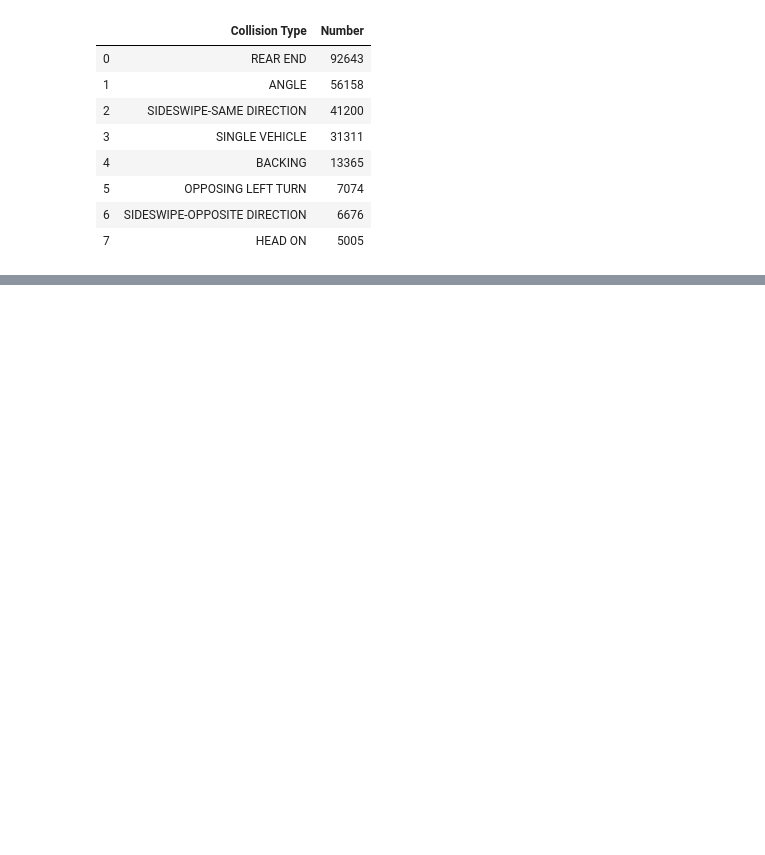
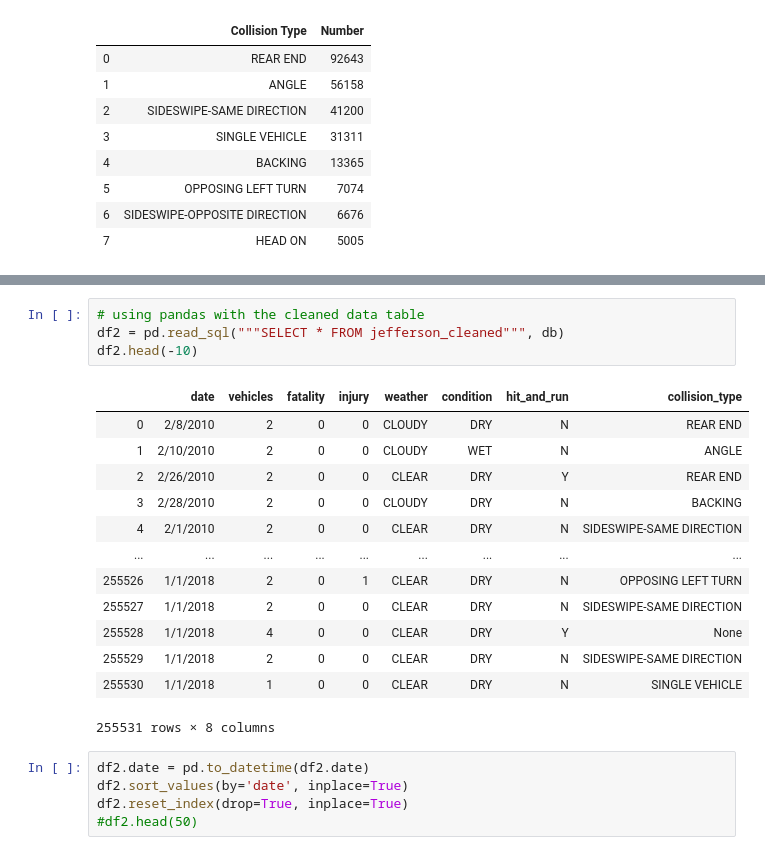
Before and after one commit to Reevin/traffic_project, a Jupyter notebook: jefferson_county.ipynb, the cells around one changed output, grey strips where cells are left out. Cells and saved outputs as stored; diff of their text form; blank space fills up the shorter version.

```diff
--- a/jefferson_county.ipynb
+++ b/jefferson_county.ipynb
@@ -152,0 +199,23 @@ run_query(query)
+# %%
+# using pandas with the cleaned data table
+df2 = pd.read_sql("""SELECT * FROM jefferson_cleaned""", db)
+df2.head(-10)
+# %% [output]
+|  | date | vehicles | fatality | injury | weather | condition | hit_and_run | collision_type |
+| 0 | 2/8/2010 | 2 | 0 | 0 | CLOUDY | DRY | N | REAR END |
+| 1 | 2/10/2010 | 2 | 0 | 0 | CLOUDY | WET | N | ANGLE |
+| 2 | 2/26/2010 | 2 | 0 | 0 | CLEAR | DRY | Y | REAR END |
+| 3 | 2/28/2010 | 2 | 0 | 0 | CLOUDY | DRY | N | BACKING |
+| 4 | 2/1/2010 | 2 | 0 | 0 | CLEAR | DRY | N | SIDESWIPE-SAME DIRECTION |
+| ... | ... | ... | ... | ... | ... | ... | ... | ... |
+| 255526 | 1/1/2018 | 2 | 0 | 1 | CLEAR | DRY | N | OPPOSING LEFT TURN |
+| 255527 | 1/1/2018 | 2 | 0 | 0 | CLEAR | DRY | N | SIDESWIPE-SAME DIRECTION |
+| 255528 | 1/1/2018 | 4 | 0 | 0 | CLEAR | DRY | Y | None |
+| 255529 | 1/1/2018 | 2 | 0 | 0 | CLEAR | DRY | N | SIDESWIPE-SAME DIRECTION |
+| 255530 | 1/1/2018 | 1 | 0 | 0 | CLEAR | DRY | N | SINGLE VEHICLE |
+255531 rows × 8 columns
+# %%
+df2.date = pd.to_datetime(df2.date)
+df2.sort_values(by='date', inplace=True)
+df2.reset_index(drop=True, inplace=True)
+#df2.head(50)
```
Also changed, not shown: parts of 9 cells of this notebook, 2 other files.
